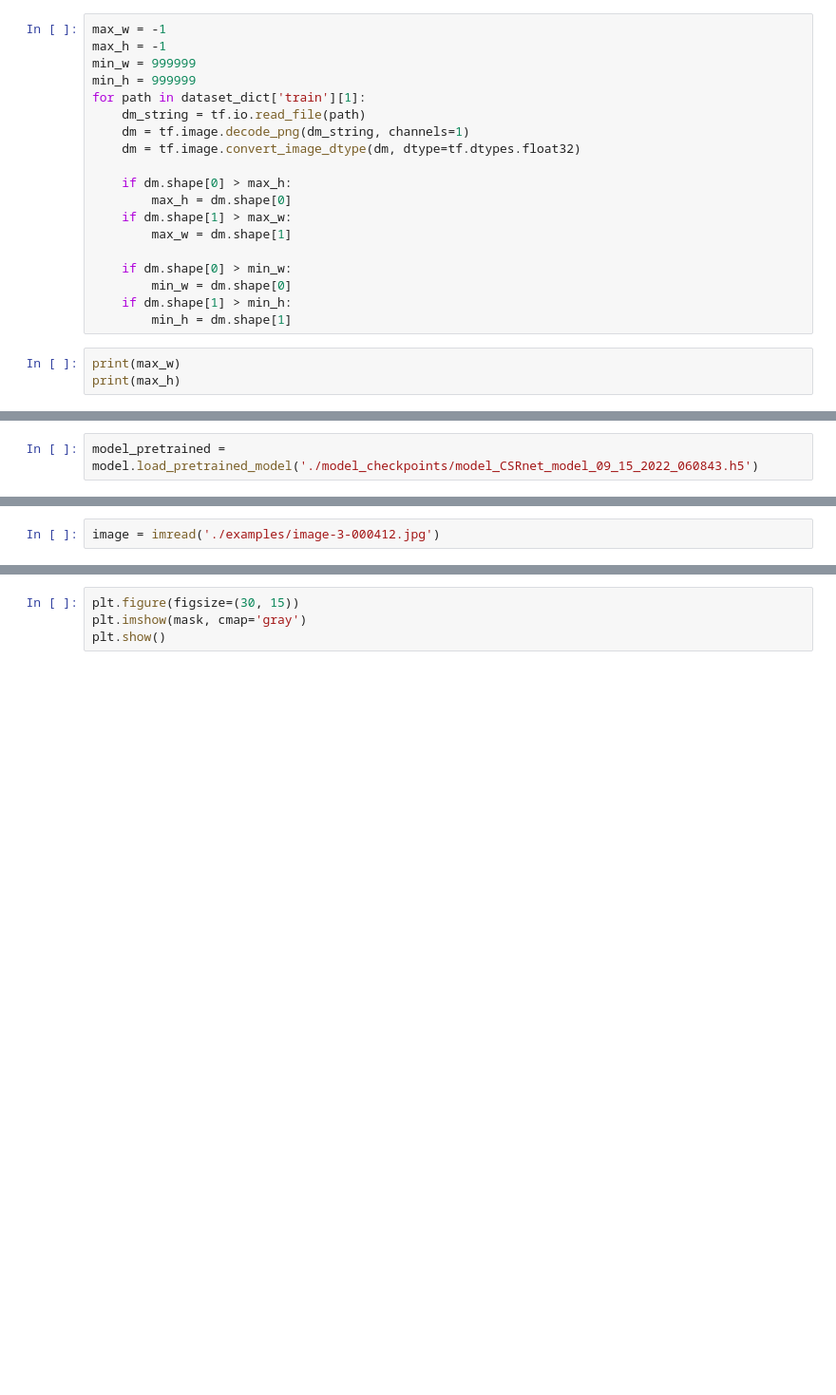
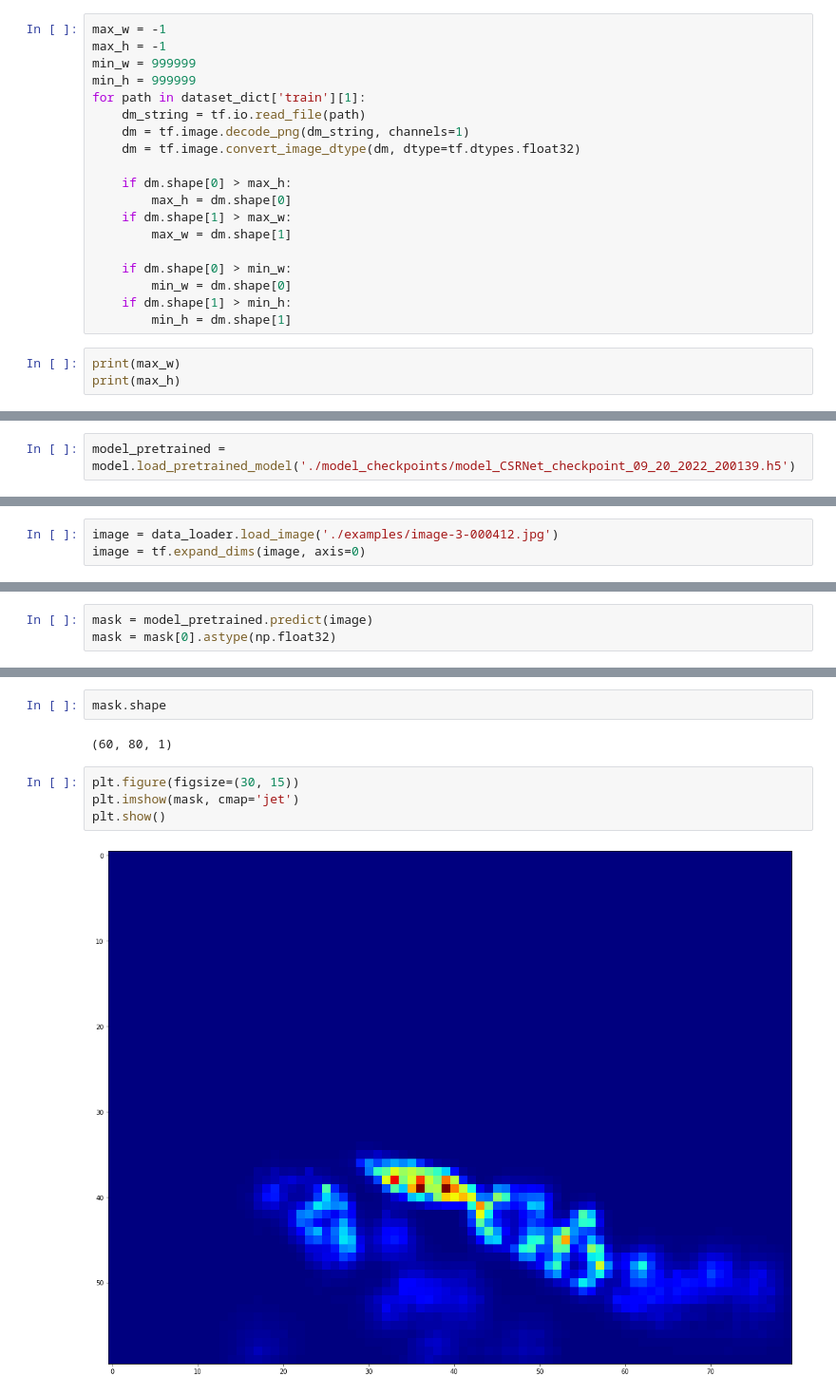
Before and after one commit to Baticsute/vietnamese-traffic-density-estimation-with-dots-enhanced, a Jupyter notebook: test.ipynb, the cells around one changed output, grey strips where cells are left out. Shown at 95% size. Drawn from its saved outputs; the diff is of its cells as text; blank space fills up the shorter version.

```diff
--- a/test.ipynb
+++ b/test.ipynb
@@ -172,2 +153,2 @@ tf.reduce_sum(dm)
 # %%
-model_pretrained = model.load_pretrained_model('./model_checkpoints/model_CSRnet_model_09_15_2022_060843.h5')
+model_pretrained = model.load_pretrained_model('./model_checkpoints/model_CSRNet_checkpoint_09_20_2022_200139.h5')
@@ -174,2 +173,3 @@ model_pretrained = model.load_pretrained_model('./model_checkpoints/model_CSRnet
 # %%
-image = imread('./examples/image-3-000412.jpg')
+image = data_loader.load_image('./examples/image-3-000412.jpg')
+image = tf.expand_dims(image, axis=0)
@@ -179,0 +180,3 @@ mask = model.predict(model_pretrained, image)
+# %%
+mask = model_pretrained.predict(image)
+mask = mask[0].astype(np.float32)
@@ -180,6 +194,12 @@ mask = model.predict(model_pretrained, image)
+# %%
+mask.shape
+# %% [output]
+(60, 80, 1)
 # %%
 plt.figure(figsize=(30, 15))
-plt.imshow(mask, cmap='gray')
+plt.imshow(mask, cmap='jet')
 plt.show()
+# %% [output]
+[figure, added]
 # %%
 np.sum(mask)
```
Also changed, not shown: parts of 21 cells of this notebook, 5 other files.
